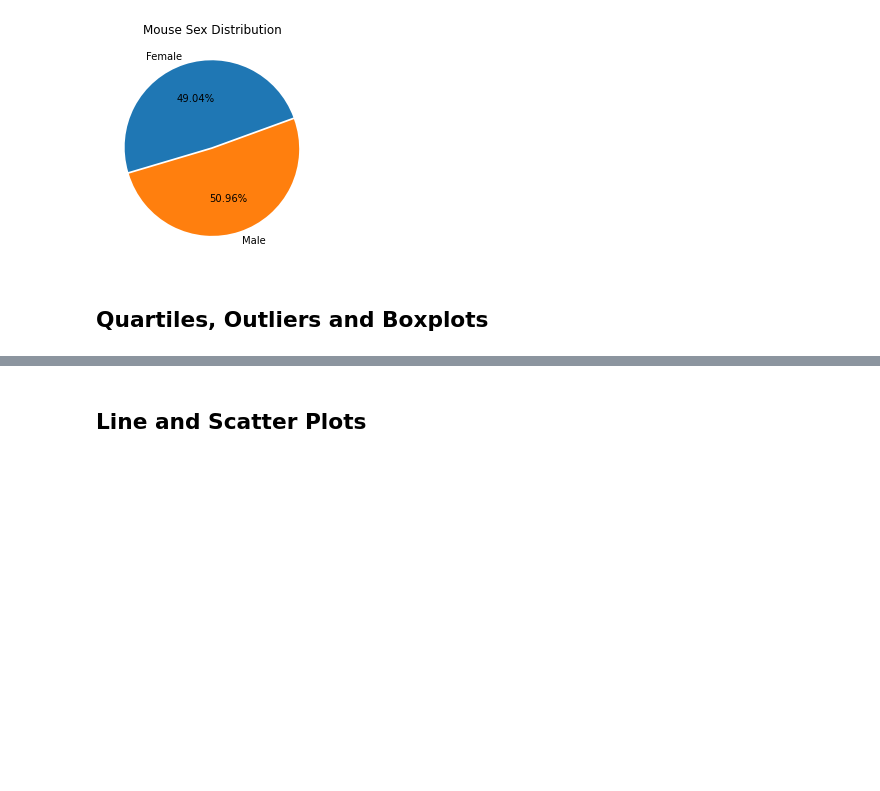
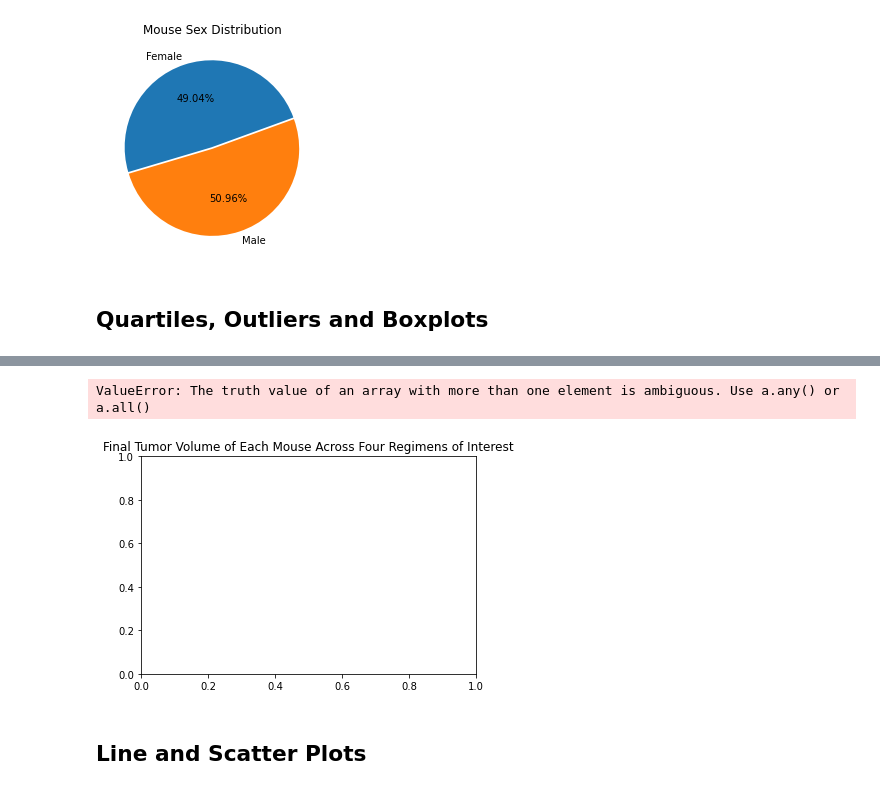
Before and after one commit to RuthlessNative/05-matplotlib-pymaceuticals, a Jupyter notebook: Pymaceuticals.ipynb, the cells around one changed output, grey strips where cells are left out. Drawn from its saved outputs; the diff is of its cells as text; code cells hidden in the pictures; blank space fills up the shorter version.

Commit message:
Quartiles, Outliers and Boxplots complete

```diff
--- a/Pymaceuticals.ipynb
+++ b/Pymaceuticals.ipynb
@@ -210,6 +210,14 @@ plt.show()
 # Capomulin, Ramicane, Infubinol, and Ceftamin
 
 # Start by getting the last (greatest) timepoint for each mouse
+clean_comb_data_gp_time = clean_comb_data.groupby(["Mouse ID"])[["Drug Regimen", "Timepoint"]].max()
 
+drug_df = pd.DataFrame(clean_comb_data_gp_time)
+
+drug_4_df = drug_df[drug_df["Drug Regimen"].isin(["Capomulin", "Ramicane", "Infubinol", "Ceftamin"])]
+#drug_4_df
 
 # Merge this group df with the original dataframe to get the tumor volume at the last timepoint
+merged_df = pd.merge(clean_comb_data, drug_4_df, on=("Mouse ID", "Timepoint", "Drug Regimen"))
+drug_4_tumor = merged_df[["Mouse ID", "Drug Regimen", "Timepoint", "Tumor Volume (mm3)"]]
+drug_4_tumor
@@ -216,17 +238,30 @@ plt.show()
 # %%
 # Put treatments into a list for for loop (and later for plot labels)
-
+treatments = drug_4_tumor["Drug Regimen"].unique()
+#print(treatments)
 
 # Create empty list to fill with tumor vol data (for plotting)
-
+tumors_vol = []
 
 # Calculate the IQR and quantitatively determine if there are any potential outliers.
 
-
+for treatment in treatments:
     # Locate the rows which contain mice on each drug and get the tumor volumes
-
+    drug_df = drug_4_tumor.loc[drug_4_tumor["Drug Regimen"] == treatment,:]
 
     # add subset
-
+    tumors_vol.append(drug_df["Tumor Volume (mm3)"])
 
     # Determine outliers using upper and lower bounds
+    quartiles = drug_df["Tumor Volume (mm3)"].quantile([.25,.5,.75])
+    lowerq = quartiles[0.25]
+    upperq = quartiles[0.75]
+    iqr = upperq-lowerq
+
+    lower_bound = round(lowerq - (1.5*iqr), 2)
+    upper_bound = round(upperq + (1.5*iqr), 2)
+
+    print(treatment)
+    print(f"Values below {lower_bound} could be outliers.")
+    print(f"Values above {upper_bound} could be outliers.")
+    print(".....................................\n")
@@ -235,3 +288,17 @@ plt.show()
+# %%
+# Generate a box plot of the final tumor volume of each mouse across four regimens of interest
+#tumors_vol
+fig1, ax1 = plt.subplots()
+ax1.set_title('Final Tumor Volume of Each Mouse Across Four Regimens of Interest')
+
+#ax1.set_xticklabels(np.repeat(treatments, 2), rotation=45, fontsize=8) #https://matplotlib.org/3.1.1/gallery/statistics/boxplot_demo.html
+ax1.set_xlabel(a.all(treatments)
+ax1.set_ylabel('Final Tumor Volumes')
+ax1.boxplot(tumors_vol)
+plt.show()
+# %% [output]
+ValueError: The truth value of an array with more than one element is ambiguous. Use a.any() or a.all()
+[figure, added]
 # %% [markdown]
 ## Line and Scatter Plots
 # %%
```
Also changed, not shown: parts of 3 cells of this notebook.
